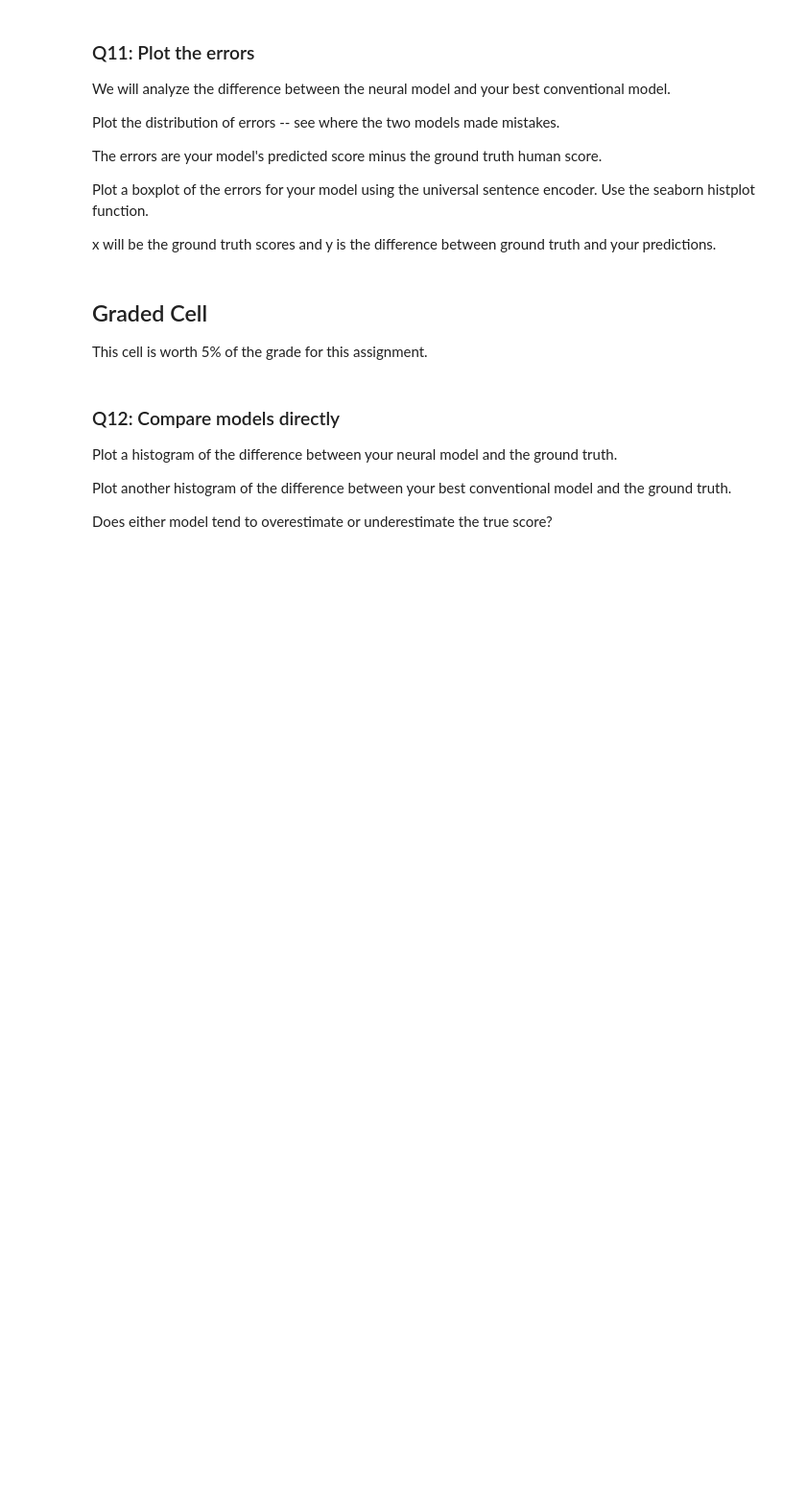
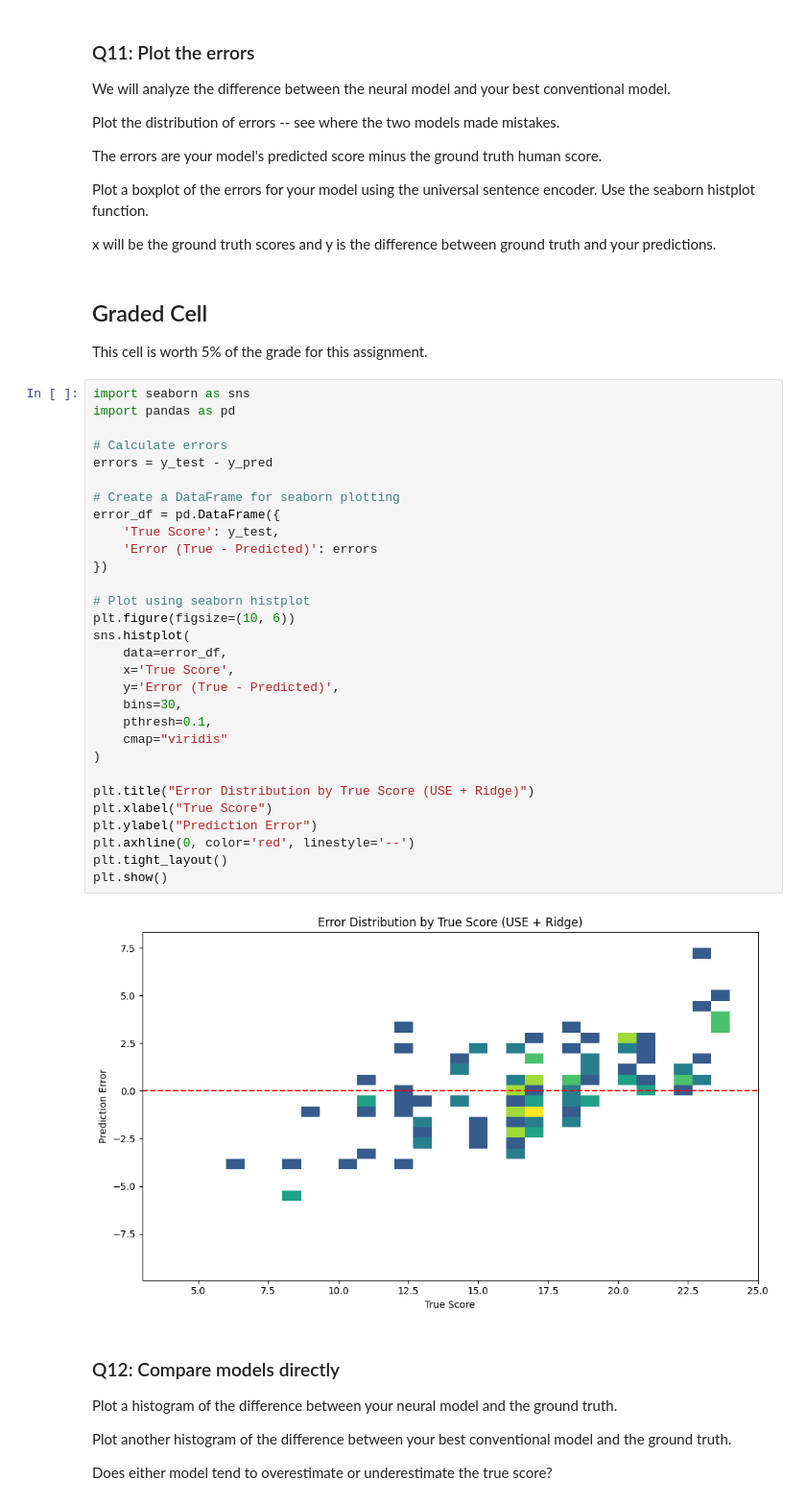
Before and after one commit to Mosizamani/AAI-501, a Jupyter notebook: Assignments/Module 5 NLP Coding Assignment Notebook.ipynb, the cells around one changed output. Shown at 96% size. Drawn from its saved outputs; the diff is of its cells as text; blank space fills up the shorter version.

```diff
--- a/Assignments/Module 5 NLP Coding Assignment Notebook.ipynb
+++ b/Assignments/Module 5 NLP Coding Assignment Notebook.ipynb
@@ -357,6 +443,38 @@ x will be the ground truth scores and y is the difference between ground truth a
 ## Graded Cell
 
 This cell is worth 5% of the grade for this assignment.
+# %%
+import seaborn as sns
+import pandas as pd
+
+# Calculate errors
+errors = y_test - y_pred
+
+# Create a DataFrame for seaborn plotting
+error_df = pd.DataFrame({
+    'True Score': y_test,
+    'Error (True - Predicted)': errors
+})
+
+# Plot using seaborn histplot
+plt.figure(figsize=(10, 6))
+sns.histplot(
+    data=error_df,
+    x='True Score',
+    y='Error (True - Predicted)',
+    bins=30,
+    pthresh=0.1,
+    cmap="viridis"
+)
+
+plt.title("Error Distribution by True Score (USE + Ridge)")
+plt.xlabel("True Score")
+plt.ylabel("Prediction Error")
+plt.axhline(0, color='red', linestyle='--')
+plt.tight_layout()
+plt.show()
+# %% [output]
+[figure, added]
 # %% [markdown]
 ### Q12: Compare models directly
 
```
Also changed, not shown: parts of 6 cells of this notebook.
